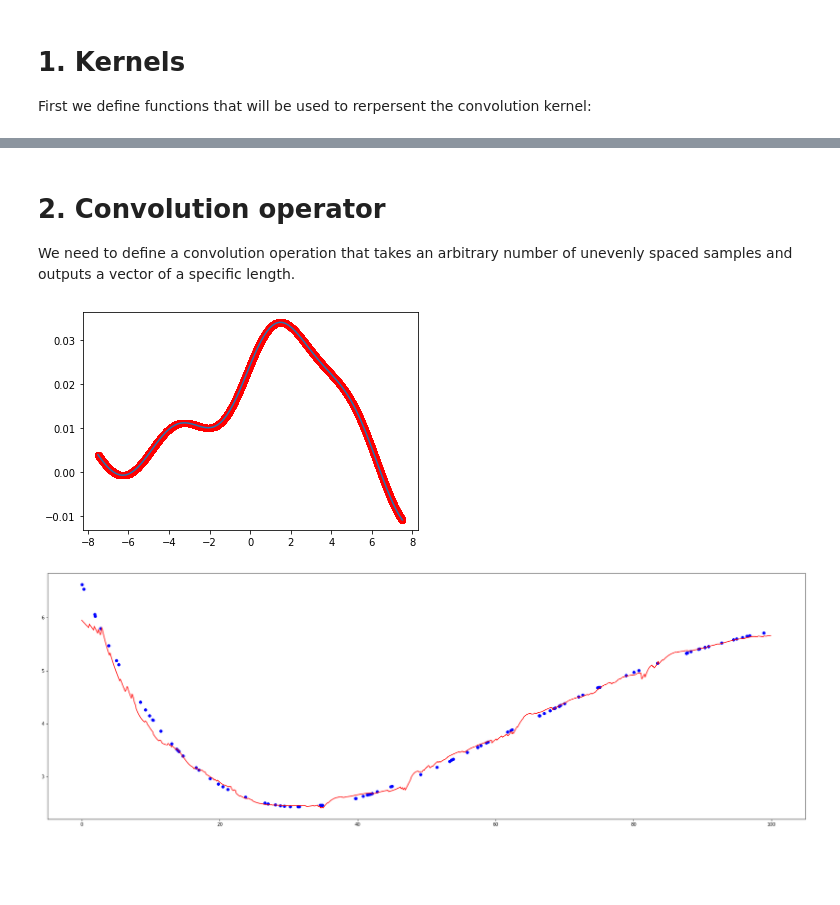
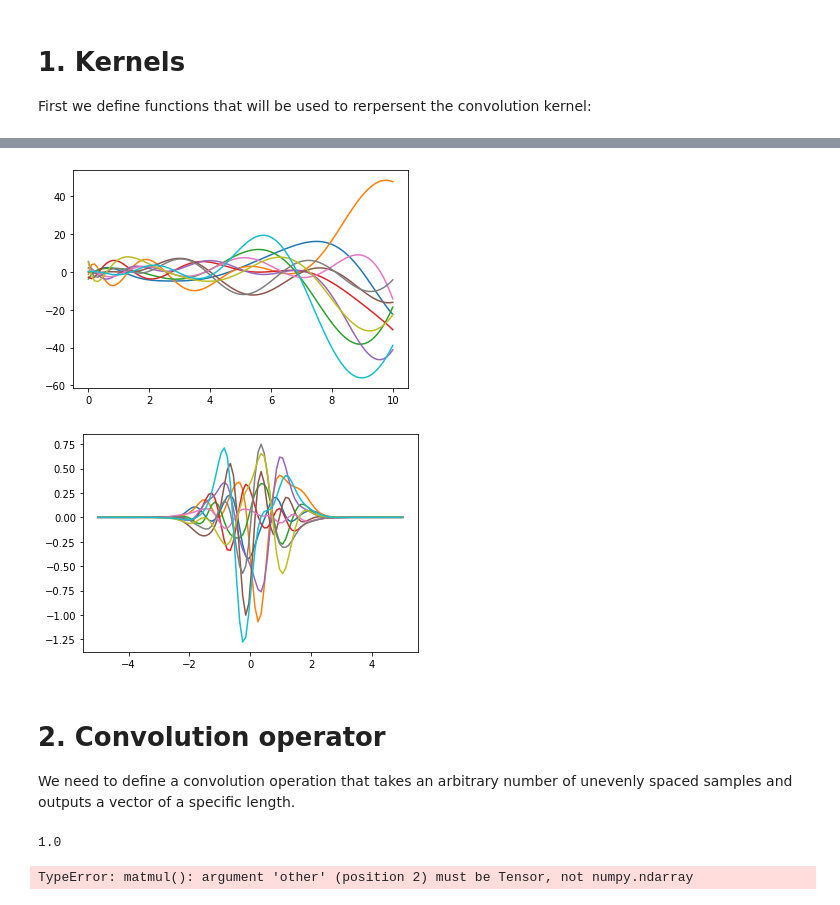
Before and after one commit to herjy/LNSNtector, a Jupyter notebook: Continuous_convolutional_layer.ipynb, the cells around one changed output, grey strips where cells are left out. Saved outputs shown, nothing was run; the diff lists cells and outputs as text; code cells hidden in the pictures; blank space fills up the shorter version.

```diff
--- a/Continuous_convolutional_layer.ipynb
+++ b/Continuous_convolutional_layer.ipynb
@@ -112,9 +122,30 @@ plt.show()
+# %%
+
+t = np.linspace(-5,5,100)
+lags = Laguerre(20)(t+5)
+
+hermits = Gauss_Hermite(20, beta=0.5)(t)
+
+for j in range(10):
+    weights = np.random.randn(20)
+    plt.plot(t+5, np.dot(lags.T, weights))
+
+plt.show()
+
+for j in range(10):
+    weights = np.random.randn(20)
+    plt.plot(t, np.dot(hermits.T, weights))
+
+plt.show()
+# %% [output]
+[figure, added]
+[figure, added]
 # %% [markdown]
 # 2. Convolution operator
 We need to define a convolution operation that takes an arbitrary number of unevenly spaced samples and outputs a vector of a specific length.
 # %%
-np.random.seed(1)
-def continuous_conv(samples, times, kernel, kernel_length=None, length=None):
+np.random.seed(10)
+def continuous_conv(samples, times, kernel, kernel_length=None, length=None, offset=0):
     """
     Parrameters
     -----------
@@ -135,46 +166,52 @@ def continuous_conv(samples, times, kernel, kernel_length=None, length=None):
     """
     assert len(samples) == len(times)
     if length is None:
-        span = np.max(times) - np.min(times)
-    t_start = np.min(times)#-kernel_length/2
-    t_stop = np.max(times)#-kernel_length/2
+        span = np.max(np.array(times)) - np.min(np.array(times))
+    t_start = np.min(np.array(times))#-kernel_length/2
+    t_stop = np.max(np.array(times))#-kernel_length/2
 
     step_size = ((t_stop-t_start)/(length-1))
     norm = 1
     convolved = []
+    track = []
     for i in range(length):
 
         loc = np.where(np.abs(times-(t_start+i*step_size))<kernel_length/2.)
         t_compute = times[loc]
         s_compute = samples[loc]
 
-        loc_kernel = kernel(t_compute-(t_start+i*step_size))/norm
+        loc_kernel = kernel(t_compute-(t_start+i*step_size))/norm + offset
 
-        plt.plot(t_compute-(t_start+i*step_size), loc_kernel, 'or')
+        #plt.plot(t_compute-(t_start+i*step_size), loc_kernel.detach().numpy(), 'or')
 
-        convolved.append(np.sum(loc_kernel*s_compute)/(np.sum(loc_kernel)))
-    plt.plot(np.linspace(-kernel_length/2, kernel_length/2, 100),
-                 kernel(np.linspace(-kernel_length/2, kernel_length/2, 100))/norm)
+        convolved.append(torch.sum(loc_kernel.t()*s_compute)
+                         /torch.sum(loc_kernel.t()))
+
+    #plt.plot(np.linspace(-kernel_length/2, kernel_length/2, 100),
+    #             kernel(np.linspace(-kernel_length/2, kernel_length/2, 100))/norm)
+
+    #plt.show()
+    plt.figure(figsize=(30,10))
+    plt.plot(times[0,0], samples[0,0], 'ob')
+    plt.plot(np.arange(length)/length*100, torch.tensor(convolved), 'r')
     plt.show()
-    return np.array(convolved)
-
+    return torch.tensor(convolved)
 
 t = np.sort(np.random.rand(100)*100)
-weights = np.random.randn(20)
-lags = np.array([Laguerre(i+1)(t/100.) for i in range(20)])
-s = np.dot(lags.T, weights)+5
+gaps = t[1:]-t[:-1]
+kernel_length = np.max(gaps)*2.
 
-beta = 3
-kernel = GH_polynomial(np.random.randn(10), beta)
+weights = np.random.randn(50)
+lags = Laguerre(50)(t/100.)
+s = np.dot(lags.T, weights)
 
-length = 1000
-conv = continuous_conv(s, t, kernel, kernel_length=beta*5, length=length)
+beta = np.min([int(kernel_length)/5, 1])
+print(beta)
+kernel = GH_polynomial(np.random.randn(1), beta)
 
-plt.figure(figsize=(30,10))
-plt.plot(t, s, 'ob')
-plt.plot(np.arange(length)/length*100, conv, 'r')
-plt.show()
+length = 100
+conv = continuous_conv(s, t, kernel, kernel_length=kernel_length, length=length)
 # %% [output]
-[figure, removed]
-[figure, removed]
+1.0
+TypeError: matmul(): argument 'other' (position 2) must be Tensor, not numpy.ndarray
 # %%
```
Also changed, not shown: parts of 7 cells of this notebook.
